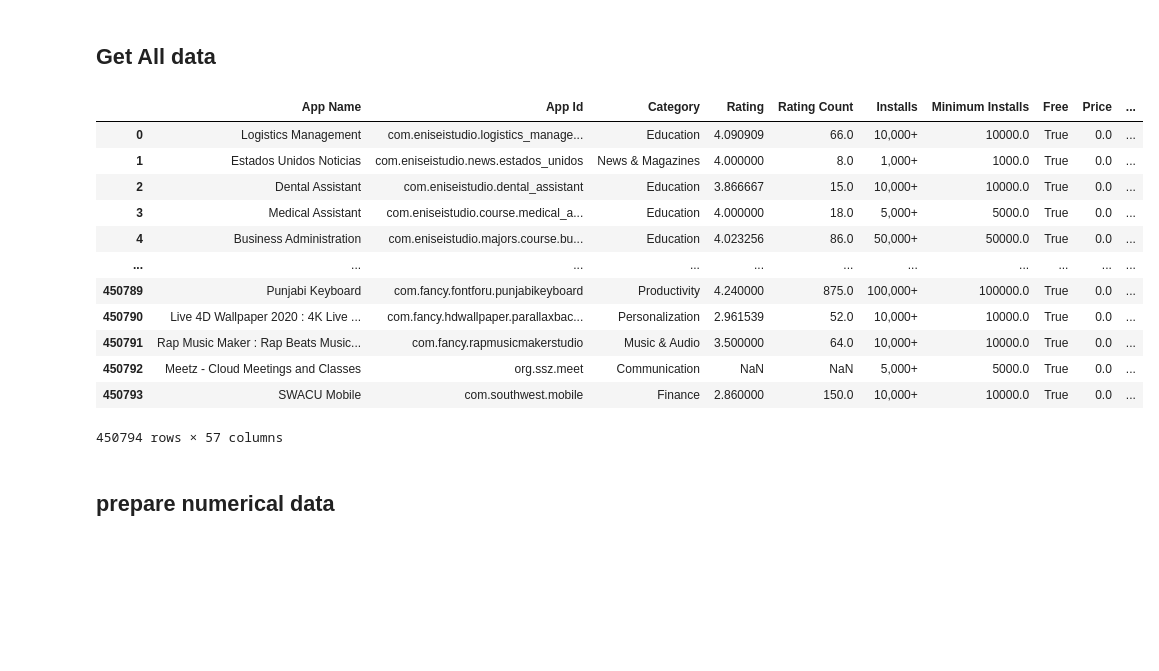
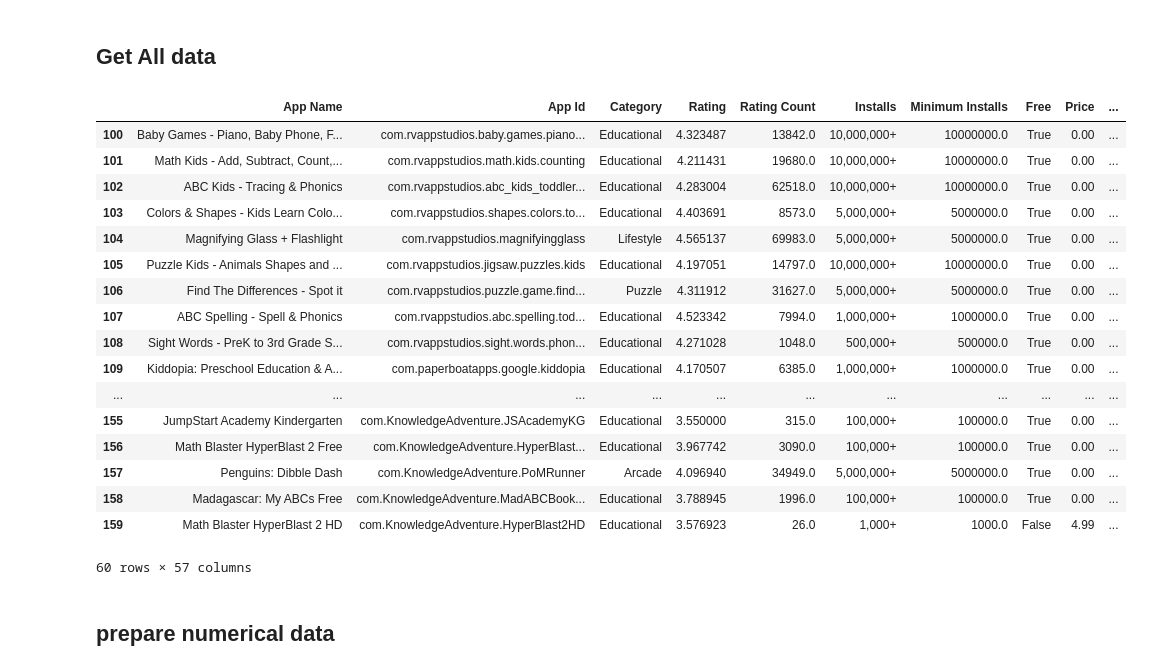
Before and after one commit to Soroush-Pasandideh/DataMining, a Jupyter notebook: DataMining.ipynb, the cells around one changed output. Drawn from its saved outputs; the diff is of its cells as text; code cells hidden in the pictures; blank space fills up the shorter version.

```diff
--- a/DataMining.ipynb
+++ b/DataMining.ipynb
@@ -46,21 +62,26 @@ df.iloc[100:160]
 ## Get All data
 # %%
 df1 = pd.read_csv('source_Playstore_final.csv')
-df1
+df1.iloc[100:160]
 # %% [output]
 |  | App Name | App Id | Category | Rating | Rating Count | Installs | Minimum Installs | Free | Price | ... |
-| 0 | Logistics Management | com.eniseistudio.logistics_manage... | Education | 4.090909 | 66.0 | 10,000+ | 10000.0 | True | 0.0 | ... |
-| 1 | Estados Unidos Noticias | com.eniseistudio.news.estados_unidos | News & Magazines | 4.000000 | 8.0 | 1,000+ | 1000.0 | True | 0.0 | ... |
-| 2 | Dental Assistant | com.eniseistudio.dental_assistant | Education | 3.866667 | 15.0 | 10,000+ | 10000.0 | True | 0.0 | ... |
-| 3 | Medical Assistant | com.eniseistudio.course.medical_a... | Education | 4.000000 | 18.0 | 5,000+ | 5000.0 | True | 0.0 | ... |
-| 4 | Business Administration | com.eniseistudio.majors.course.bu... | Education | 4.023256 | 86.0 | 50,000+ | 50000.0 | True | 0.0 | ... |
+| 100 | Baby Games - Piano, Baby Phone, F... | com.rvappstudios.baby.games.piano... | Educational | 4.323487 | 13842.0 | 10,000,000+ | 10000000.0 | True | 0.00 | ... |
+| 101 | Math Kids - Add, Subtract, Count,... | com.rvappstudios.math.kids.counting | Educational | 4.211431 | 19680.0 | 10,000,000+ | 10000000.0 | True | 0.00 | ... |
+| 102 | ABC Kids - Tracing & Phonics | com.rvappstudios.abc_kids_toddler... | Educational | 4.283004 | 62518.0 | 10,000,000+ | 10000000.0 | True | 0.00 | ... |
+| 103 | Colors & Shapes - Kids Learn Colo... | com.rvappstudios.shapes.colors.to... | Educational | 4.403691 | 8573.0 | 5,000,000+ | 5000000.0 | True | 0.00 | ... |
+| 104 | Magnifying Glass + Flashlight | com.rvappstudios.magnifyingglass | Lifestyle | 4.565137 | 69983.0 | 5,000,000+ | 5000000.0 | True | 0.00 | ... |
+| 105 | Puzzle Kids - Animals Shapes and ... | com.rvappstudios.jigsaw.puzzles.kids | Educational | 4.197051 | 14797.0 | 10,000,000+ | 10000000.0 | True | 0.00 | ... |
+| 106 | Find The Differences - Spot it | com.rvappstudios.puzzle.game.find... | Puzzle | 4.311912 | 31627.0 | 5,000,000+ | 5000000.0 | True | 0.00 | ... |
+| 107 | ABC Spelling - Spell & Phonics | com.rvappstudios.abc.spelling.tod... | Educational | 4.523342 | 7994.0 | 1,000,000+ | 1000000.0 | True | 0.00 | ... |
+| 108 | Sight Words - PreK to 3rd Grade S... | com.rvappstudios.sight.words.phon... | Educational | 4.271028 | 1048.0 | 500,000+ | 500000.0 | True | 0.00 | ... |
+| 109 | Kiddopia: Preschool Education & A... | com.paperboatapps.google.kiddopia | Educational | 4.170507 | 6385.0 | 1,000,000+ | 1000000.0 | True | 0.00 | ... |
 | ... | ... | ... | ... | ... | ... | ... | ... | ... | ... | ... |
-| 450789 | Punjabi Keyboard | com.fancy.fontforu.punjabikeyboard | Productivity | 4.240000 | 875.0 | 100,000+ | 100000.0 | True | 0.0 | ... |
-| 450790 | Live 4D Wallpaper 2020 : 4K Live ... | com.fancy.hdwallpaper.parallaxbac... | Personalization | 2.961539 | 52.0 | 10,000+ | 10000.0 | True | 0.0 | ... |
-| 450791 | Rap Music Maker : Rap Beats Music... | com.fancy.rapmusicmakerstudio | Music & Audio | 3.500000 | 64.0 | 10,000+ | 10000.0 | True | 0.0 | ... |
-| 450792 | Meetz - Cloud Meetings and Classes | org.ssz.meet | Communication | NaN | NaN | 5,000+ | 5000.0 | True | 0.0 | ... |
-| 450793 | SWACU Mobile | com.southwest.mobile | Finance | 2.860000 | 150.0 | 10,000+ | 10000.0 | True | 0.0 | ... |
+| 155 | JumpStart Academy Kindergarten | com.KnowledgeAdventure.JSAcademyKG | Educational | 3.550000 | 315.0 | 100,000+ | 100000.0 | True | 0.00 | ... |
+| 156 | Math Blaster HyperBlast 2 Free | com.KnowledgeAdventure.HyperBlast... | Educational | 3.967742 | 3090.0 | 100,000+ | 100000.0 | True | 0.00 | ... |
+| 157 | Penguins: Dibble Dash | com.KnowledgeAdventure.PoMRunner | Arcade | 4.096940 | 34949.0 | 5,000,000+ | 5000000.0 | True | 0.00 | ... |
+| 158 | Madagascar: My ABCs Free | com.KnowledgeAdventure.MadABCBook... | Educational | 3.788945 | 1996.0 | 100,000+ | 100000.0 | True | 0.00 | ... |
+| 159 | Math Blaster HyperBlast 2 HD | com.KnowledgeAdventure.HyperBlast2HD | Educational | 3.576923 | 26.0 | 1,000+ | 1000.0 | False | 4.99 | ... |
-450794 rows × 57 columns
+60 rows × 57 columns
 # %% [markdown]
 ## prepare numerical data
 # %%
```
Also changed, not shown: parts of 8 cells of this notebook.
